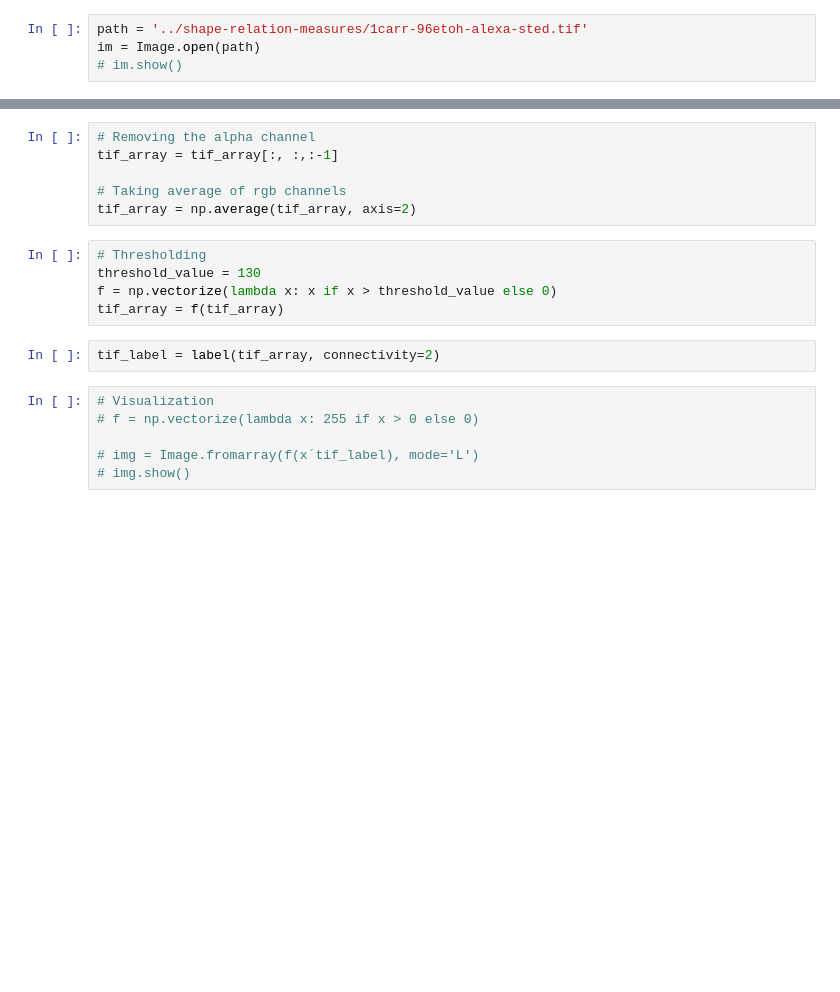
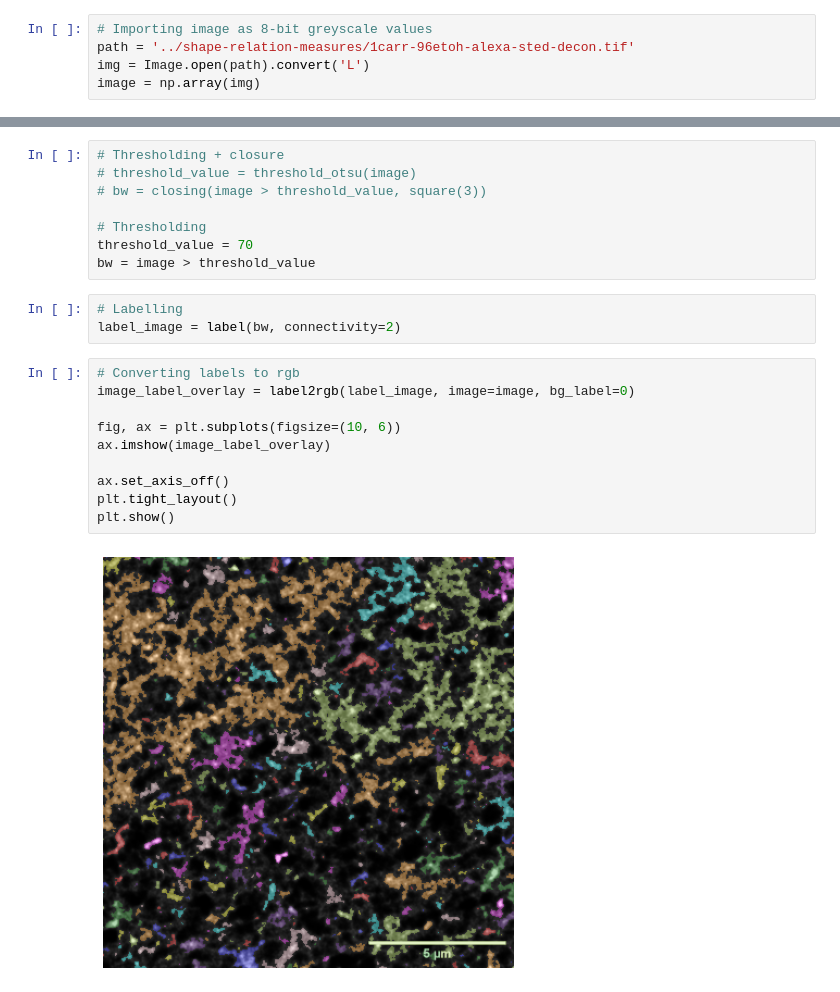
Before and after one commit to cappertherapper/Bachelorprojekt, a Jupyter notebook: tifReader.ipynb, the cells around one changed output, grey strips where cells are left out. Drawn from its saved outputs; the diff is of its cells as text; blank space fills up the shorter version.

```diff
--- a/tifReader.ipynb
+++ b/tifReader.ipynb
@@ -5,4 +9,5 @@ from skimage.morphology import label
 # %%
-path = '../shape-relation-measures/1carr-96etoh-alexa-sted.tif'
-im = Image.open(path)
-# im.show()
+# Importing image as 8-bit greyscale values
+path = '../shape-relation-measures/1carr-96etoh-alexa-sted-decon.tif'
+img = Image.open(path).convert('L')
+image = np.array(img)
@@ -11,19 +14,23 @@ tif_array = np.array(im)
-# %%
-# Removing the alpha channel
-tif_array = tif_array[:, :,:-1]
-
-# Taking average of rgb channels
-tif_array = np.average(tif_array, axis=2)
-# %%
-# Thresholding
-threshold_value = 130
-f = np.vectorize(lambda x: x if x > threshold_value else 0)
-tif_array = f(tif_array)
+# %%
+# Thresholding + closure
+# threshold_value = threshold_otsu(image)
+# bw = closing(image > threshold_value, square(3))
+
+# Thresholding
+threshold_value = 70
+bw = image > threshold_value
 # %%
-tif_label = label(tif_array, connectivity=2)
+# Labelling
+label_image = label(bw, connectivity=2)
-# %%
-# Visualization
-# f = np.vectorize(lambda x: 255 if x > 0 else 0)
-
-# img = Image.fromarray(f(x´tif_label), mode='L')
-# img.show()
+# %%
+# Converting labels to rgb
+image_label_overlay = label2rgb(label_image, image=image, bg_label=0)
+
+fig, ax = plt.subplots(figsize=(10, 6))
+ax.imshow(image_label_overlay)
+
+ax.set_axis_off()
+plt.tight_layout()
+plt.show()
+# %% [output]
+[figure, added]
```
Also changed, not shown: parts of 2 cells of this notebook.
